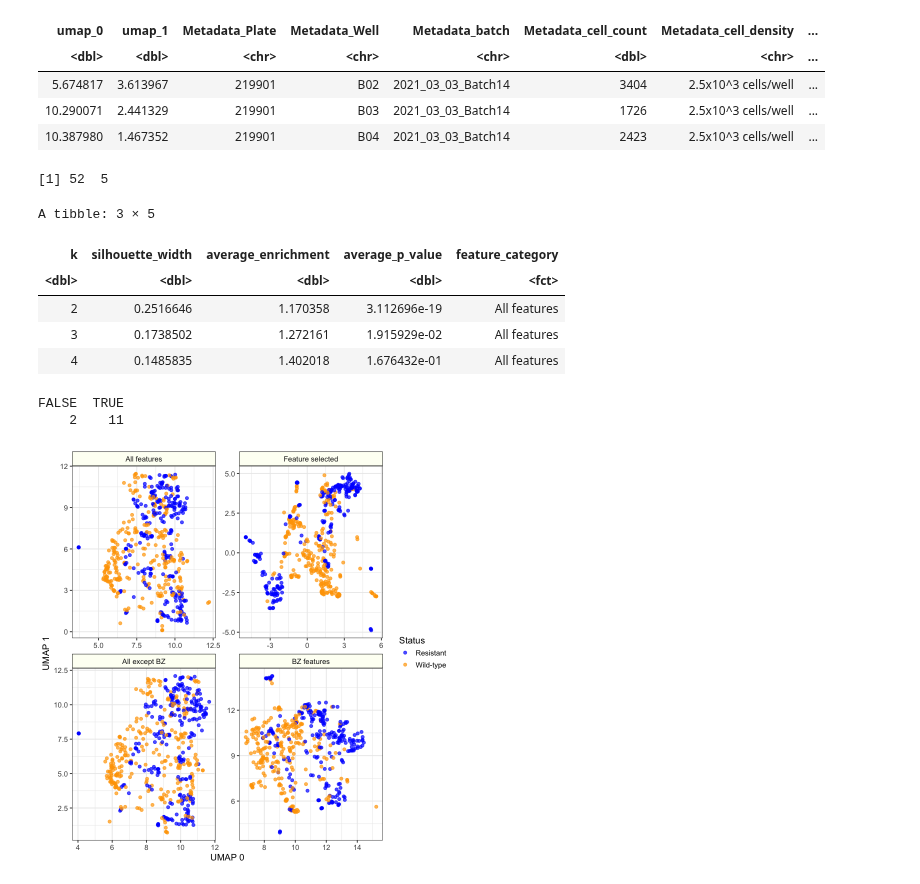
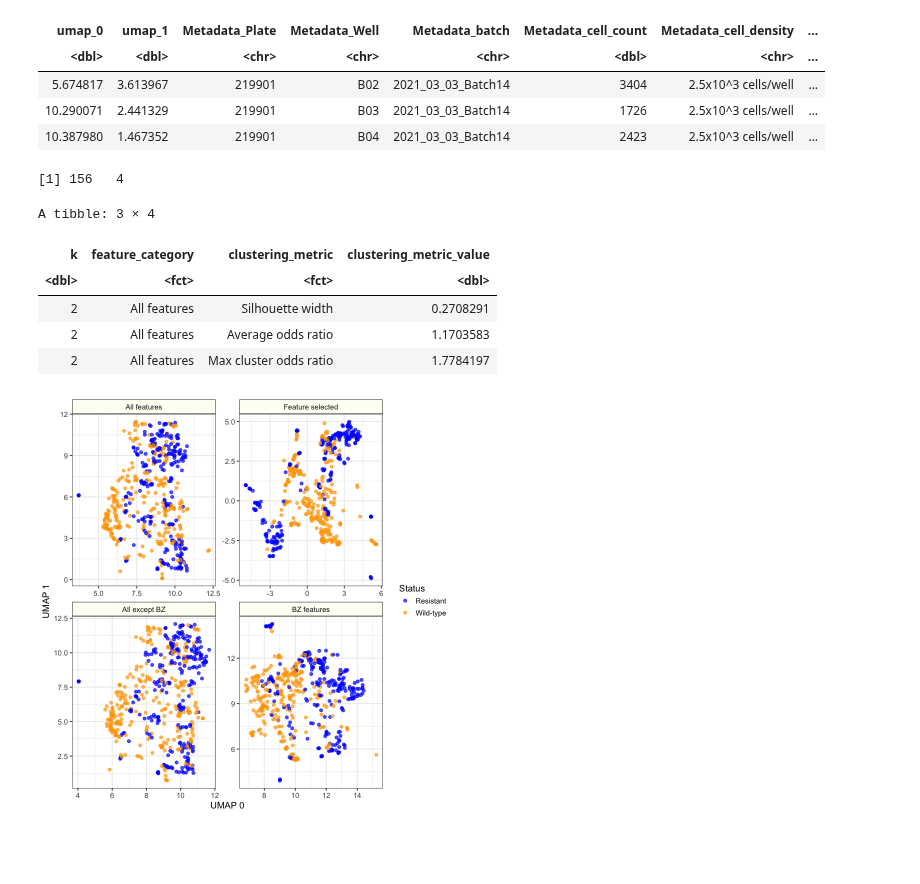
Before and after one commit to broadinstitute/profiling-resistance-mechanisms, a Jupyter notebook: 5.signature-exploration/1.visualize_feature_spaces.ipynb, the cells around one changed output. Drawn from its saved outputs; the diff is of its cells as text; code cells hidden in the pictures; blank space fills up the shorter version.

```diff
--- a/5.signature-exploration/1.visualize_feature_spaces.ipynb
+++ b/5.signature-exploration/1.visualize_feature_spaces.ipynb
@@ -81,49 +82,54 @@ A tibble: 3 × 21
 | 10.290071 | 2.441329 | 219901 | B03 | 2021_03_03_Batch14 | 1726 | 2.5x10^3 cells/well | ... |
 | 10.387980 | 1.467352 | 219901 | B04 | 2021_03_03_Batch14 | 2423 | 2.5x10^3 cells/well | ... |
 # %%
-# Load the clustering results
+# Load the clustering results and process for plotting
 cluster_file <- file.path("results", "clustering_feature_summary.tsv.gz")
 
 cluster_df <- readr::read_tsv(
     cluster_file, show_col_types = FALSE
-)
+) %>%
+    dplyr::select(!average_p_value) %>%
+    tidyr::pivot_longer(
+        cols = c("silhouette_width", "average_enrichment", "maximum_enrichment"),
+        names_to = "clustering_metric",
+        values_to = "clustering_metric_value"
+    )
 
 cluster_df$feature_category <- dplyr::recode(
     cluster_df$feature_category,
     all_features = "All features",
     feature_selected = "Feature selected",
     all_except_bortezomib_signature_features = "All except BZ",
     bortezomib_signature_features = "BZ features"
 )
 
 cluster_df$feature_category <- factor(
     cluster_df$feature_category,
     levels = c("All features", "Feature selected", "All except BZ", "BZ features")
 )
 
+cluster_df$clustering_metric <- dplyr::recode(
+    cluster_df$clustering_metric,
+    silhouette_width = "Silhouette width",
+    average_enrichment = "Average odds ratio",
+    maximum_enrichment = "Max cluster odds ratio"
+)
+
+cluster_df$clustering_metric <- factor(
+    cluster_df$clustering_metric,
+    levels = c("Average odds ratio", "Max cluster odds ratio", "Silhouette width")
+)
+
 print(dim(cluster_df))
 head(cluster_df, 3)
 # %% [output]
-[1] 52  5
+[1] 156   4
-A tibble: 3 × 5
+A tibble: 3 × 4
-| k | silhouette_width | average_enrichment | average_p_value | feature_category |
-| <dbl> | <dbl> | <dbl> | <dbl> | <fct> |
-| 2 | 0.2516646 | 1.170358 | 3.112696e-19 | All features |
-| 3 | 0.1738502 | 1.272161 | 1.915929e-02 | All features |
-| 4 | 0.1485835 | 1.402018 | 1.676432e-01 | All features |
+| k | feature_category | clustering_metric | clustering_metric_value |
+| <dbl> | <fct> | <fct> | <dbl> |
+| 2 | All features | Silhouette width | 0.2708291 |
+| 2 | All features | Average odds ratio | 1.1703583 |
+| 2 | All features | Max cluster odds ratio | 1.7784197 |
-# %%
-cluster_summary_df <- cluster_df %>%
-    dplyr::filter(feature_category %in% c("BZ features", "Feature selected")) %>%
-    dplyr::group_by(k) %>%
-    dplyr::select(k, silhouette_width, feature_category) %>%
-    tidyr::spread(key = feature_category, value = silhouette_width) %>%
-    dplyr::mutate(sw_diff = `Feature selected` - `BZ features`) %>%
-    dplyr::mutate(better_cluster_bz_feature = sw_diff < 0)
-
-table(cluster_summary_df$better_cluster_bz_feature)
-# %% [output]
-FALSE  TRUE
-    2    11
 # %%
 panel_status_gg <- (
     ggplot(
```
Also changed, not shown: parts of 3 cells of this notebook, 6 other files.
